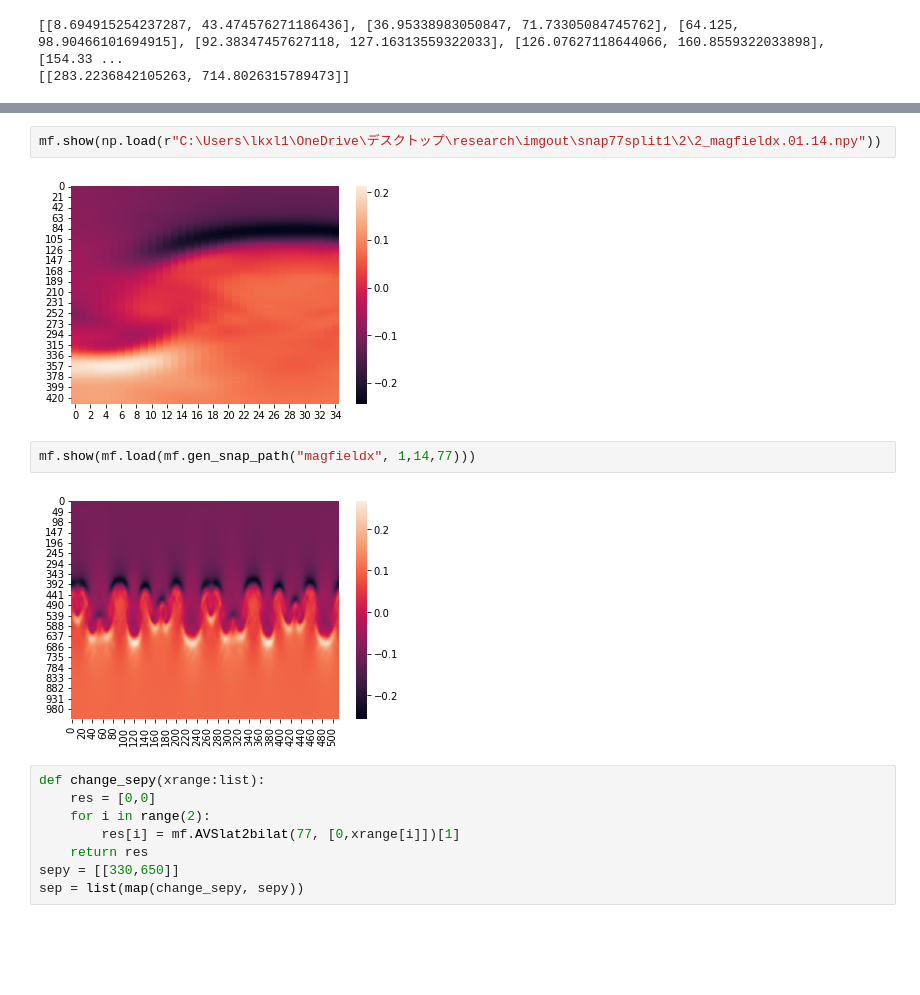
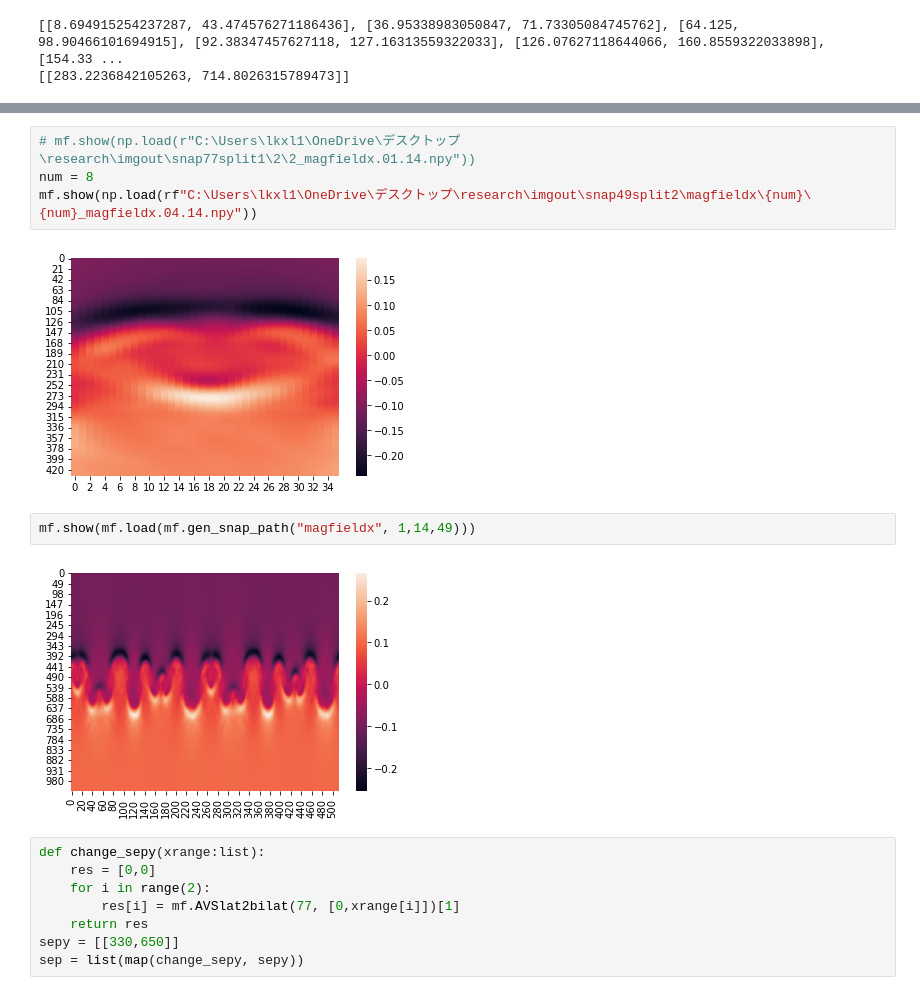
Before and after one commit to koki-mus/research, a Jupyter notebook: src/imgsplit.ipynb, the cells around one changed output, grey strips where cells are left out. Cells and saved outputs as stored; diff of their text form; blank space fills up the shorter version.

Commit message:
split

```diff
--- a/src/imgsplit.ipynb
+++ b/src/imgsplit.ipynb
@@ -119,9 +158,11 @@ for target in targets:
 # %%
-mf.show(np.load(r"C:\Users\lkxl1\OneDrive\デスクトップ\research\imgout\snap77split1\2\2_magfieldx.01.14.npy"))
+# mf.show(np.load(r"C:\Users\lkxl1\OneDrive\デスクトップ\research\imgout\snap77split1\2\2_magfieldx.01.14.npy"))
+num = 8
+mf.show(np.load(rf"C:\Users\lkxl1\OneDrive\デスクトップ\research\imgout\snap49split2\magfieldx\{num}\{num}_magfieldx.04.14.npy"))
 # %% [output]
-[figure, old version]
+[figure, new version]
 # %%
-mf.show(mf.load(mf.gen_snap_path("magfieldx", 1,14,77)))
+mf.show(mf.load(mf.gen_snap_path("magfieldx", 1,14,49)))
 # %% [output]
 [figure]
 # %%
```
Also changed, not shown: parts of 5 cells of this notebook.
